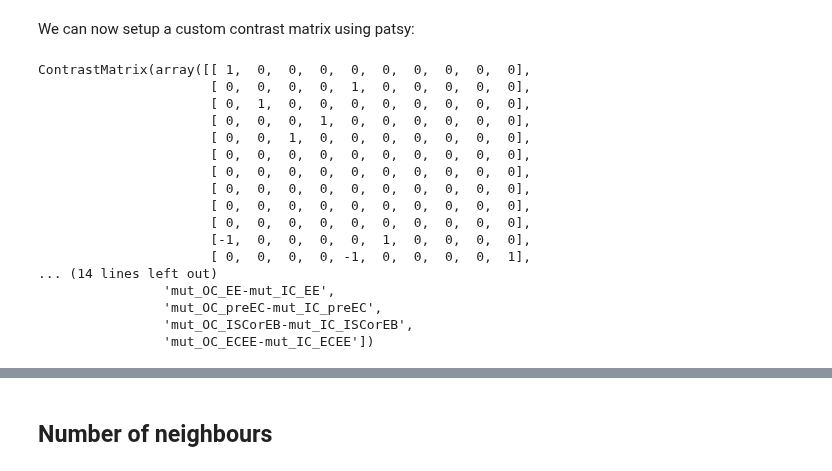
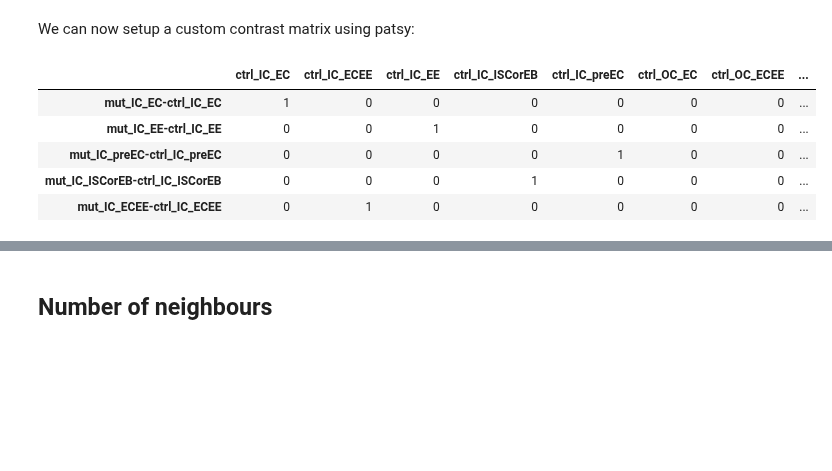
Before and after one commit to morriso1/clonedetective, a Jupyter notebook: 04_Tutorial_Downstream_Analysis_Python.ipynb, the cells around one changed output, grey strips where cells are left out. Cells and saved outputs as stored; diff of their text form; code cells hidden in the pictures; blank space fills up the shorter version.

```diff
--- a/04_Tutorial_Downstream_Analysis_Python.ipynb
+++ b/04_Tutorial_Downstream_Analysis_Python.ipynb
@@ -211,27 +214,12 @@ def create_contrast_matrix(desired_contrasts, df_column):
 We can now setup a custom contrast matrix using patsy:
 # %%
 matrix = create_contrast_matrix(contrasts, tidy_percentage_df["comp_g_cs_ct"])
-
-from patsy.contrasts import ContrastMatrix
-
-c_matrix = ContrastMatrix(matrix=matrix, column_suffixes=contrasts)
-c_matrix
+matrix.head()
 # %% [output]
-ContrastMatrix(array([[ 1,  0,  0,  0,  0,  0,  0,  0,  0,  0],
-                      [ 0,  0,  0,  0,  1,  0,  0,  0,  0,  0],
-                      [ 0,  1,  0,  0,  0,  0,  0,  0,  0,  0],
-                      [ 0,  0,  0,  1,  0,  0,  0,  0,  0,  0],
-                      [ 0,  0,  1,  0,  0,  0,  0,  0,  0,  0],
-                      [ 0,  0,  0,  0,  0,  0,  0,  0,  0,  0],
-                      [ 0,  0,  0,  0,  0,  0,  0,  0,  0,  0],
-                      [ 0,  0,  0,  0,  0,  0,  0,  0,  0,  0],
-                      [ 0,  0,  0,  0,  0,  0,  0,  0,  0,  0],
-                      [ 0,  0,  0,  0,  0,  0,  0,  0,  0,  0],
-                      [-1,  0,  0,  0,  0,  1,  0,  0,  0,  0],
-                      [ 0,  0,  0,  0, -1,  0,  0,  0,  0,  1],
-... (14 lines left out)
-                'mut_OC_EE-mut_IC_EE',
-                'mut_OC_preEC-mut_IC_preEC',
-                'mut_OC_ISCorEB-mut_IC_ISCorEB',
-                'mut_OC_ECEE-mut_IC_ECEE'])
+|  | ctrl_IC_EC | ctrl_IC_ECEE | ctrl_IC_EE | ctrl_IC_ISCorEB | ctrl_IC_preEC | ctrl_OC_EC | ctrl_OC_ECEE | ... |
+| mut_IC_EC-ctrl_IC_EC | 1 | 0 | 0 | 0 | 0 | 0 | 0 | ... |
+| mut_IC_EE-ctrl_IC_EE | 0 | 0 | 1 | 0 | 0 | 0 | 0 | ... |
+| mut_IC_preEC-ctrl_IC_preEC | 0 | 0 | 0 | 0 | 1 | 0 | 0 | ... |
+| mut_IC_ISCorEB-ctrl_IC_ISCorEB | 0 | 0 | 0 | 1 | 0 | 0 | 0 | ... |
+| mut_IC_ECEE-ctrl_IC_ECEE | 0 | 1 | 0 | 0 | 0 | 0 | 0 | ... |
 # %% [markdown]
```
Also changed, not shown: parts of 10 cells of this notebook, 2 other files.
